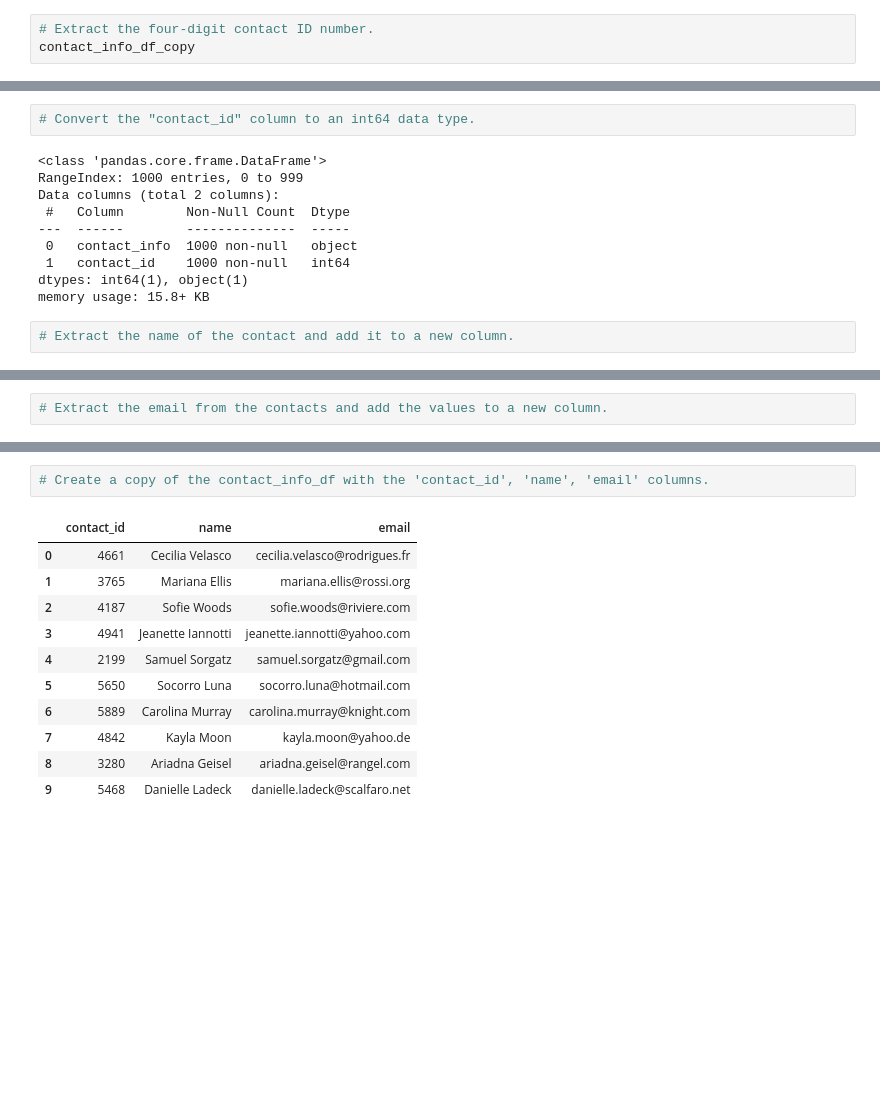
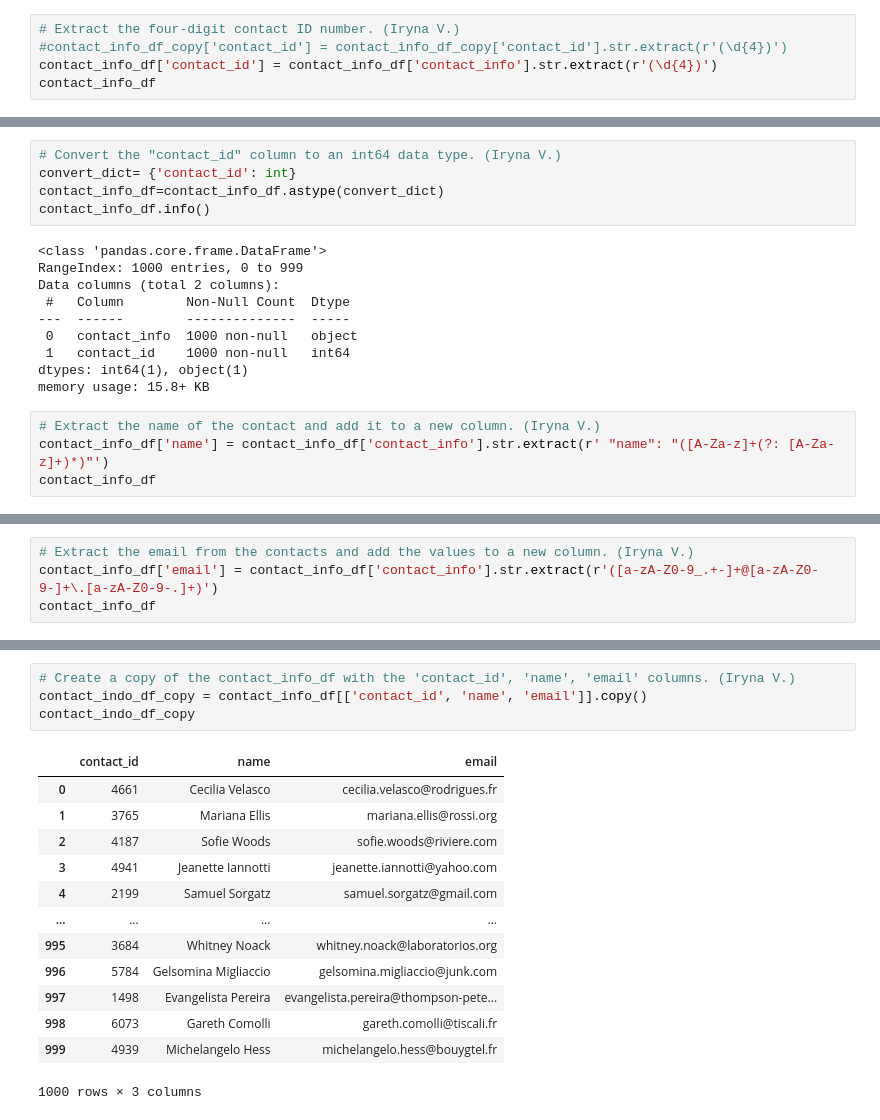
Before and after one commit to bereramo/project_2, a Jupyter notebook: ETL_Mini_Project_Starter_Code.ipynb, the cells around one changed output, grey strips where cells are left out. Cells and saved outputs as stored; diff of their text form; blank space fills up the shorter version.

```diff
--- a/ETL_Mini_Project_Starter_Code.ipynb
+++ b/ETL_Mini_Project_Starter_Code.ipynb
@@ -464,6 +477,8 @@ contact_info_df_copy.head()
 # %%
-# Extract the four-digit contact ID number.
-contact_info_df_copy
+# Extract the four-digit contact ID number. (Iryna V.)
+#contact_info_df_copy['contact_id'] = contact_info_df_copy['contact_id'].str.extract(r'(\d{4})')
+contact_info_df['contact_id'] = contact_info_df['contact_info'].str.extract(r'(\d{4})')
+contact_info_df
 # %% [output]
 |  | contact_info | contact_id |
 | 0 | {"contact_id": 4661, "name": "Cec... | 4661 |
@@ -485,7 +507,10 @@ Data columns (total 2 columns):
 dtypes: object(2)
 memory usage: 15.8+ KB
 # %%
-# Convert the "contact_id" column to an int64 data type.
+# Convert the "contact_id" column to an int64 data type. (Iryna V.)
+convert_dict= {'contact_id': int}
+contact_info_df=contact_info_df.astype(convert_dict)
+contact_info_df.info()
 # %% [output]
 <class 'pandas.core.frame.DataFrame'>
 RangeIndex: 1000 entries, 0 to 999
@@ -497,7 +522,9 @@ Data columns (total 2 columns):
 dtypes: int64(1), object(1)
 memory usage: 15.8+ KB
 # %%
-# Extract the name of the contact and add it to a new column.
+# Extract the name of the contact and add it to a new column. (Iryna V.)
+contact_info_df['name'] = contact_info_df['contact_info'].str.extract(r' "name": "([A-Za-z]+(?: [A-Za-z]+)*)"')
+contact_info_df
 # %% [output]
 |  | contact_info | contact_id | name |
 | 0 | {"contact_id": 4661, "name": "Cec... | 4661 | Cecilia Velasco |
@@ -513,5 +542,7 @@ memory usage: 15.8+ KB
 # %%
-# Extract the email from the contacts and add the values to a new column.
+# Extract the email from the contacts and add the values to a new column. (Iryna V.)
+contact_info_df['email'] = contact_info_df['contact_info'].str.extract(r'([a-zA-Z0-9_.+-]+@[a-zA-Z0-9-]+\.[a-zA-Z0-9-.]+)')
+contact_info_df
 # %% [output]
 |  | contact_info | contact_id | name | email |
 | 0 | {"contact_id": 4661, "name": "Cec... | 4661 | Cecilia Velasco | cecilia.velasco@rodrigues.fr |
@@ -527,15 +560,19 @@ memory usage: 15.8+ KB
 # %%
-# Create a copy of the contact_info_df with the 'contact_id', 'name', 'email' columns.
+# Create a copy of the contact_info_df with the 'contact_id', 'name', 'email' columns. (Iryna V.)
+contact_indo_df_copy = contact_info_df[['contact_id', 'name', 'email']].copy()
+contact_indo_df_copy
 # %% [output]
 |  | contact_id | name | email |
 | 0 | 4661 | Cecilia Velasco | cecilia.velasco@rodrigues.fr |
 | 1 | 3765 | Mariana Ellis | mariana.ellis@rossi.org |
 | 2 | 4187 | Sofie Woods | sofie.woods@riviere.com |
 | 3 | 4941 | Jeanette Iannotti | jeanette.iannotti@yahoo.com |
 | 4 | 2199 | Samuel Sorgatz | samuel.sorgatz@gmail.com |
-| 5 | 5650 | Socorro Luna | socorro.luna@hotmail.com |
-| 6 | 5889 | Carolina Murray | carolina.murray@knight.com |
-| 7 | 4842 | Kayla Moon | kayla.moon@yahoo.de |
-| 8 | 3280 | Ariadna Geisel | ariadna.geisel@rangel.com |
-| 9 | 5468 | Danielle Ladeck | danielle.ladeck@scalfaro.net |
+| ... | ... | ... | ... |
+| 995 | 3684 | Whitney Noack | whitney.noack@laboratorios.org |
+| 996 | 5784 | Gelsomina Migliaccio | gelsomina.migliaccio@junk.com |
+| 997 | 1498 | Evangelista Pereira | evangelista.pereira@thompson-pete... |
+| 998 | 6073 | Gareth Comolli | gareth.comolli@tiscali.fr |
+| 999 | 4939 | Michelangelo Hess | michelangelo.hess@bouygtel.fr |
+1000 rows × 3 columns
 # %%
```
Also changed, not shown: parts of 11 cells of this notebook, 1 other file.
